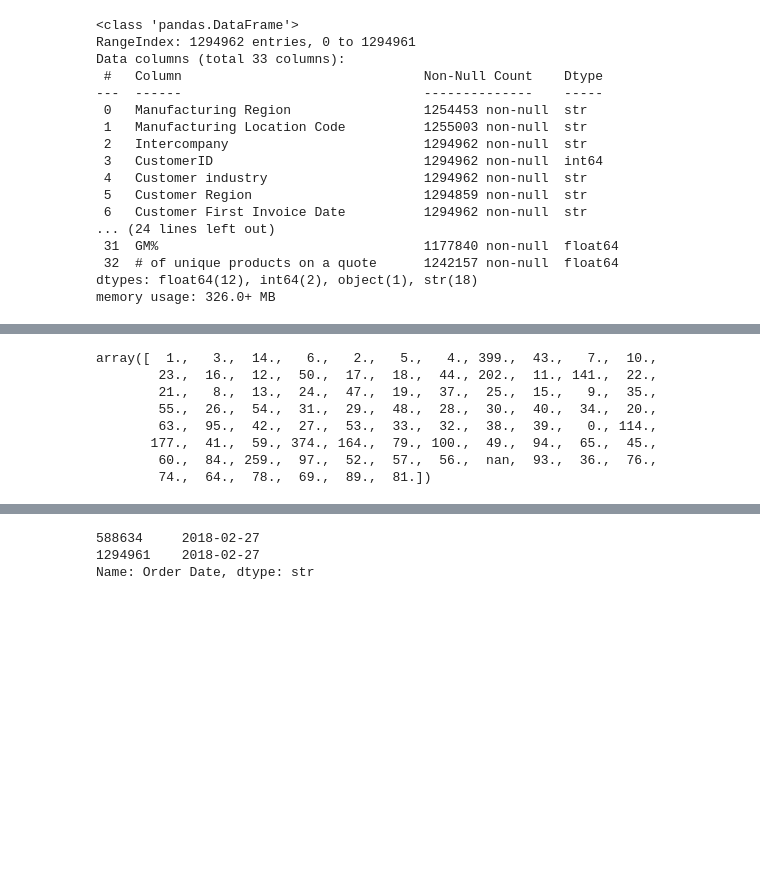
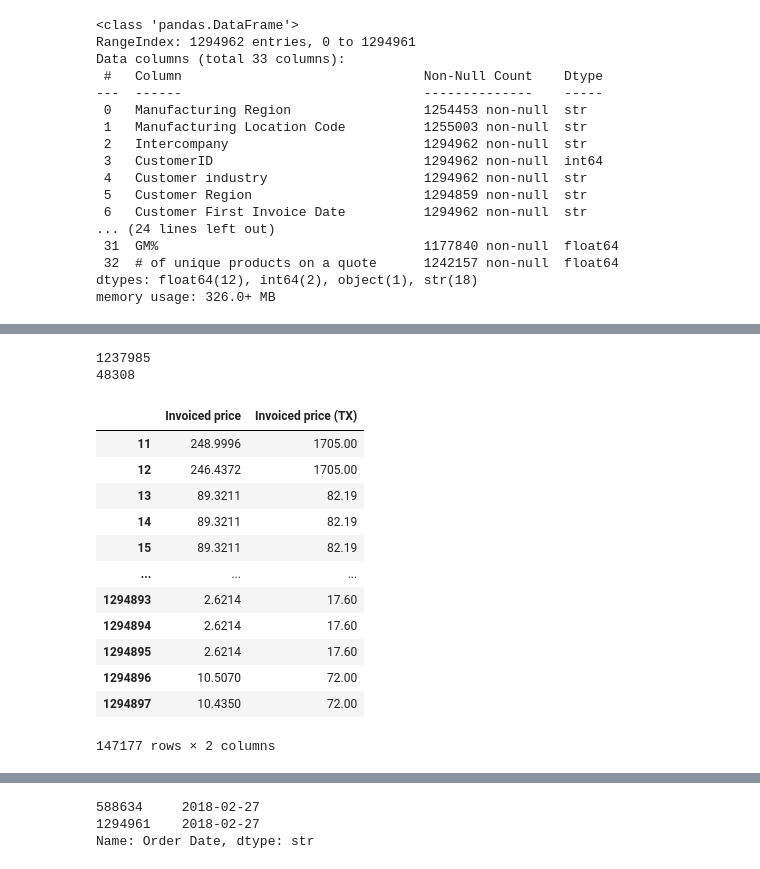
Before and after one commit to Lvlad0022/LUMEN2026, a Jupyter notebook: segmentacija_kmeans.ipynb, the cells around one changed output, grey strips where cells are left out. Drawn from its saved outputs; the diff is of its cells as text; code cells hidden in the pictures; blank space fills up the shorter version.

```diff
--- a/segmentacija_kmeans.ipynb
+++ b/segmentacija_kmeans.ipynb
@@ -51,11 +121,24 @@ memory usage: 326.0+ MB
 # %%
-df["# of unique products on a quote"].unique()
+a= (df["Invoiced price"] - df["Invoiced price (TX)"])**2
-# %% [output]
-array([  1.,   3.,  14.,   6.,   2.,   5.,   4., 399.,  43.,   7.,  10.,
-        23.,  16.,  12.,  50.,  17.,  18.,  44., 202.,  11., 141.,  22.,
-        21.,   8.,  13.,  24.,  47.,  19.,  37.,  25.,  15.,   9.,  35.,
-        55.,  26.,  54.,  31.,  29.,  48.,  28.,  30.,  40.,  34.,  20.,
-        63.,  95.,  42.,  27.,  53.,  33.,  32.,  38.,  39.,   0., 114.,
-       177.,  41.,  59., 374., 164.,  79., 100.,  49.,  94.,  65.,  45.,
-        60.,  84., 259.,  97.,  52.,  57.,  56.,  nan,  93.,  36.,  76.,
-        74.,  64.,  78.,  69.,  89.,  81.])
+# %%
+print((df["Invoiced price"] <= df["Invoiced price (TX)"]).sum())
+print((df["Invoiced price"] > df["Invoiced price (TX)"]).sum())
+# %% [output]
+1237985
+48308
+# %%
+df[["Invoiced price", "Invoiced price (TX)"]][a > 0]
+# %% [output]
+|  | Invoiced price | Invoiced price (TX) |
+| 11 | 248.9996 | 1705.00 |
+| 12 | 246.4372 | 1705.00 |
+| 13 | 89.3211 | 82.19 |
+| 14 | 89.3211 | 82.19 |
+| 15 | 89.3211 | 82.19 |
+| ... | ... | ... |
+| 1294893 | 2.6214 | 17.60 |
+| 1294894 | 2.6214 | 17.60 |
+| 1294895 | 2.6214 | 17.60 |
+| 1294896 | 10.5070 | 72.00 |
+| 1294897 | 10.4350 | 72.00 |
+147177 rows × 2 columns
```
Also changed, not shown: parts of 18 cells of this notebook, 56 other files.
